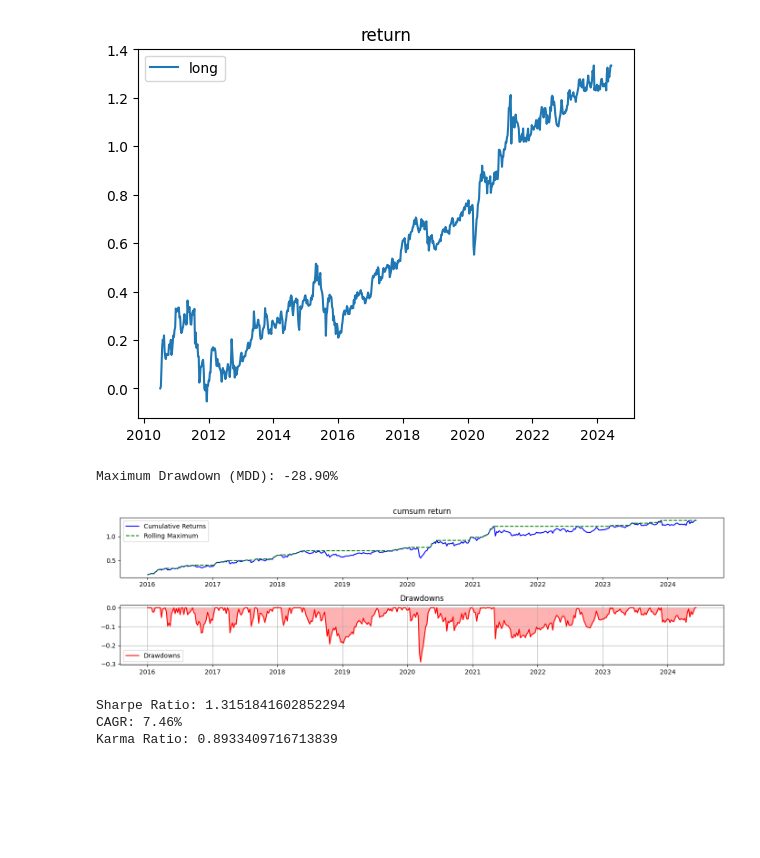
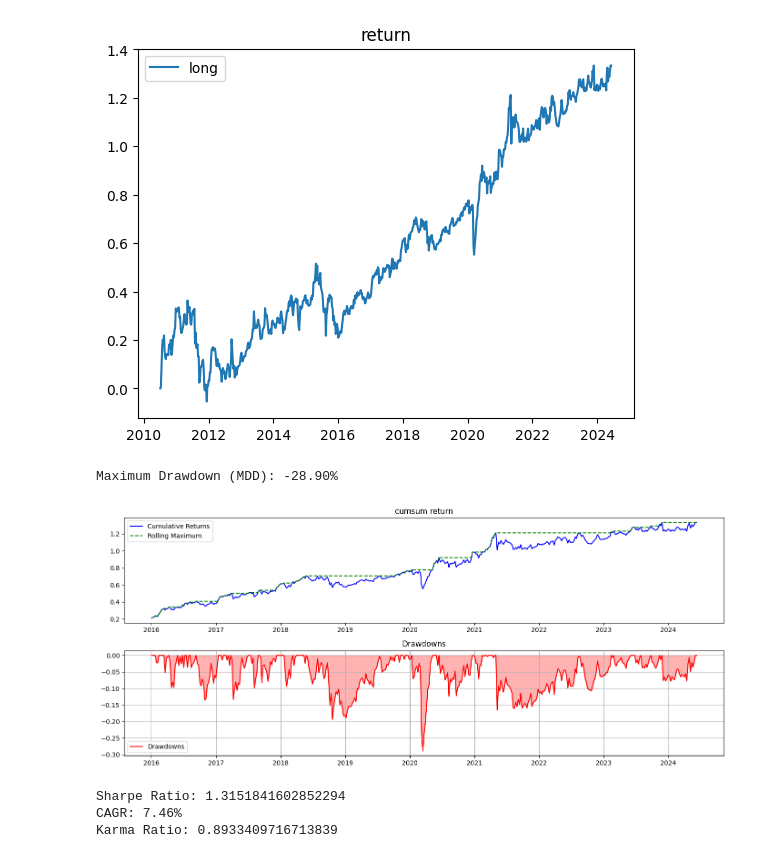
Before and after one commit to tsungyou/TS, a Jupyter notebook: research_IC/IC_corr.ipynb, the cells around one changed output. Saved outputs shown, nothing was run; the diff lists cells and outputs as text; code cells hidden in the pictures; blank space fills up the shorter version.

```diff
--- a/research_IC/IC_corr.ipynb
+++ b/research_IC/IC_corr.ipynb
@@ -106,35 +106,35 @@ Text(0.5, 1.0, 'return')
 cumulative_returns = cumsum_long.loc[pd.to_datetime('2016-01-01'):]
 
 rolling_max = cumulative_returns.cummax()
 
 drawdowns = (cumulative_returns - rolling_max) / rolling_max
 
 max_drawdown = drawdowns.min()
 
 # Print the Maximum Drawdown
 print("Maximum Drawdown (MDD): {:.2%}".format(max_drawdown))
 
-plt.figure(figsize=(14, 4))
+plt.figure(figsize=(14, 6))
 
 plt.subplot(2, 1, 1)
 plt.plot(cumulative_returns, label='Cumulative Returns', color='blue')
 plt.plot(rolling_max, label='Rolling Maximum', color='green', linestyle='--')
 plt.title("cumsum return")
 plt.legend()
 
 # Plot drawdowns
 plt.subplot(2, 1, 2)
 plt.plot(drawdowns, label='Drawdowns', color='red')
 plt.fill_between(drawdowns.index, drawdowns, color='red', alpha=0.3)
 plt.title('Drawdowns')
 plt.grid()
 plt.legend()
 
 plt.tight_layout()
 plt.show()
 # %% [output]
 Maximum Drawdown (MDD): -28.90%
-[figure, old version]
+[figure, new version]
 # %%
 portfolio_returns = pct_return_long
 fee= 0
```
Also changed, not shown: parts of 1 cell of this notebook, 3 other files.
